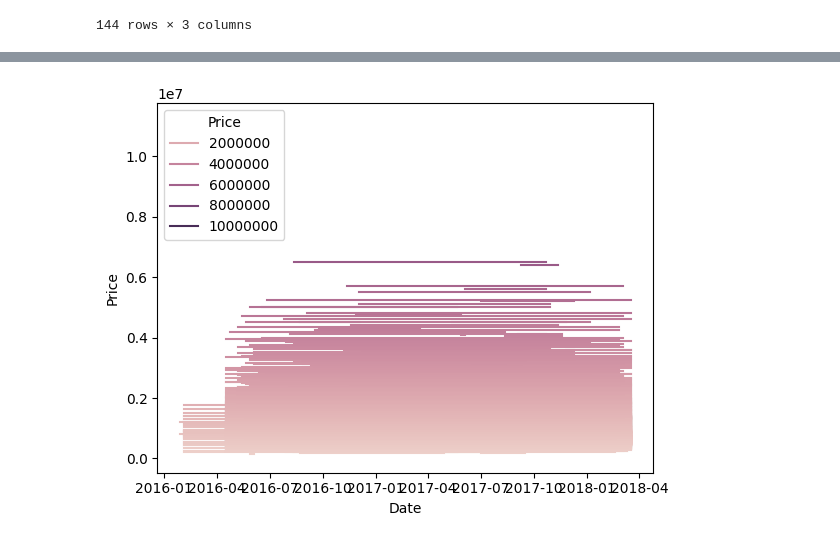
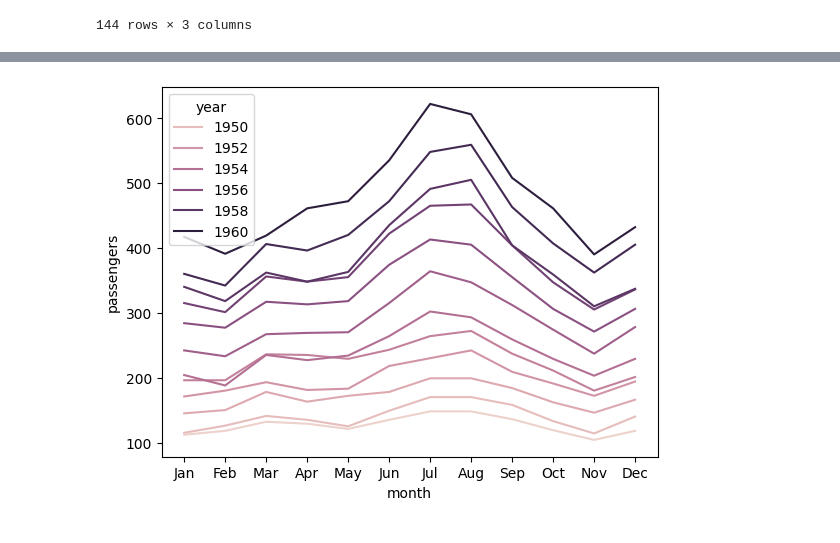
Before and after one commit to sachincredible9/Python_basics, a Jupyter notebook: EDA_Handson.ipynb, the cells around one changed output, grey strips where cells are left out. Cells and saved outputs as stored; diff of their text form; code cells hidden in the pictures.

```diff
--- a/EDA_Handson.ipynb
+++ b/EDA_Handson.ipynb
@@ -477,4 +499,4 @@ flights_data
 # %%
-sns.lineplot(data=housing_data, x='Date', y='Price',hue='Price' );
+sns.lineplot(data=flights_data, x='month', y='passengers',  hue='year');
 # %% [output]
-[figure, old version]
+[figure, new version]
```
Also changed, not shown: parts of 24 cells of this notebook.
